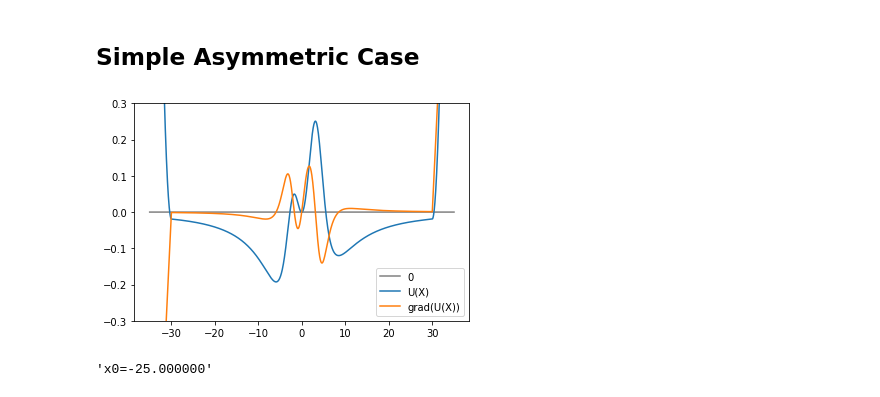
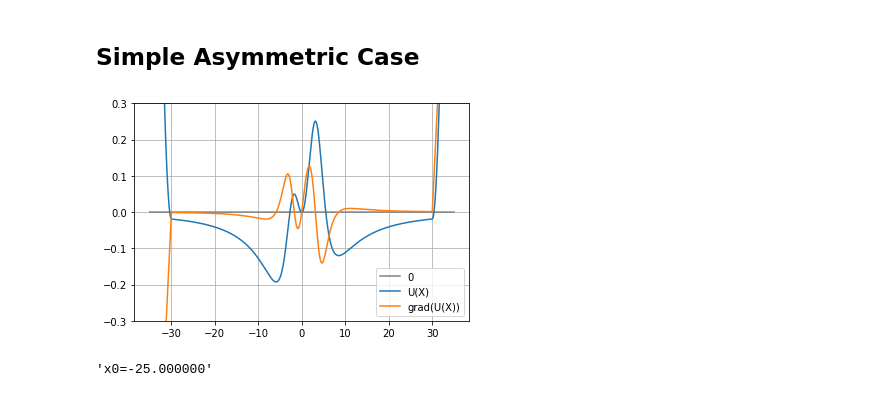
Before and after one commit to wesleymsmith/Milestone_Error_Analysis_Testing, a Jupyter notebook: Milestone_Polynomial_Model_Test.ipynb, the cells around one changed output. Cells and saved outputs as stored; diff of their text form; code cells hidden in the pictures.

```diff
--- a/Milestone_Polynomial_Model_Test.ipynb
+++ b/Milestone_Polynomial_Model_Test.ipynb
@@ -205,24 +229,25 @@ np.histogram(trajData['trajectory'],bins=np.linspace(-30,30,31))
 # %%
 tempx=np.linspace(-35,35,1401)
 def potFun2(x):
     return -.5*(((tempx-.67)/3.)**4-4)/(((tempx-.67)/3.)**4+4) + \
             .5*((tempx/3.)**2-2)/((tempx/3.)**2+2)+ \
             .125*(x>30.0)*(30.-x)**2 + \
             .125*(x<-30.0)*(-30.-x)**2
 
 def potGradFun2(x):
     return ((36* x**9 - 192.96* x**8 - 843.509* x**7 + 1998.62* x**6 - 24565.5* x**5 + \
          31377.1* x**4 - 419813.* x**3 + 829957.* x**2 + 3.21835E6* x + 126292.)/ \
         ((x**2 + 18)**2 *(x**4 - 2.68* x**3 + 2.6934* x**2 - 1.20305* x + 324.202)**2)) - \
         .250*(x>30.0)*(30.-x) - .250*(x<-30.)*(-30.-x)
 
 sns.lineplot(x=tempx,y=tempx*0.,label=0,color='grey')
 sns.lineplot(x=tempx,y=potFun2(tempx),label="U(X)")
 sns.lineplot(x=tempx,y=potGradFun2(tempx),label="grad(U(X))")
 plt.ylim(-.3,.3)
+plt.grid()
 plt.show()
 # %% [output]
-[figure, old version]
+[figure, new version]
 # %%
 #Air(g)-water(g) diffusion constant: .282 cm**2/s (at 25 ºC)
 # -> (10**-8)**2/10**-15 = 10**-1 Å**2/fs per cm**2/s
```
Also changed, not shown: parts of 19 cells of this notebook.
